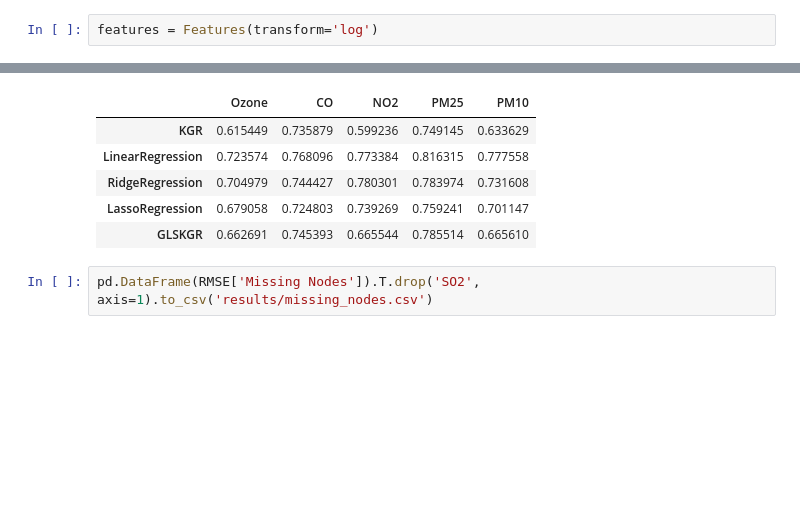
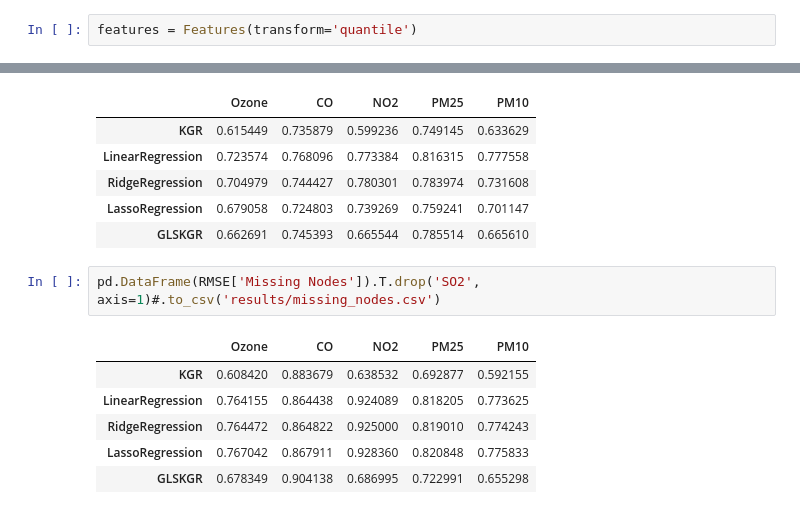
Before and after one commit to nickelnine37/GLS-Kernel-Graph-Regression, a Jupyter notebook: notebooks/model.ipynb, the cells around one changed output, grey strips where cells are left out. Cells and saved outputs as stored; diff of their text form; blank space fills up the shorter version.

```diff
--- a/notebooks/model.ipynb
+++ b/notebooks/model.ipynb
@@ -25,7 +25,7 @@ from model.regression.kgr import KGR
 # %%
 laplacian = Laplacian()
 # %%
-features = Features(transform='log')
+features = Features(transform='quantile')
 # %%
 metrics = ['Ozone', 'SO2', 'CO', 'NO2', 'PM25', 'PM10']
 
@@ -134,5 +157,12 @@ pd.DataFrame(RMSE['All Unlabelled']).T.drop('SO2', axis=1)#.to_csv('results/unla
 | LassoRegression | 0.679058 | 0.724803 | 0.739269 | 0.759241 | 0.701147 |
 | GLSKGR | 0.662691 | 0.745393 | 0.665544 | 0.785514 | 0.665610 |
 # %%
-pd.DataFrame(RMSE['Missing Nodes']).T.drop('SO2', axis=1).to_csv('results/missing_nodes.csv')
+pd.DataFrame(RMSE['Missing Nodes']).T.drop('SO2', axis=1)#.to_csv('results/missing_nodes.csv')
+# %% [output]
+|  | Ozone | CO | NO2 | PM25 | PM10 |
+| KGR | 0.608420 | 0.883679 | 0.638532 | 0.692877 | 0.592155 |
+| LinearRegression | 0.764155 | 0.864438 | 0.924089 | 0.818205 | 0.773625 |
+| RidgeRegression | 0.764472 | 0.864822 | 0.925000 | 0.819010 | 0.774243 |
+| LassoRegression | 0.767042 | 0.867911 | 0.928360 | 0.820848 | 0.775833 |
+| GLSKGR | 0.678349 | 0.904138 | 0.686995 | 0.722991 | 0.655298 |
 # %%
```
Also changed, not shown: parts of 7 cells of this notebook, 6 other files.
